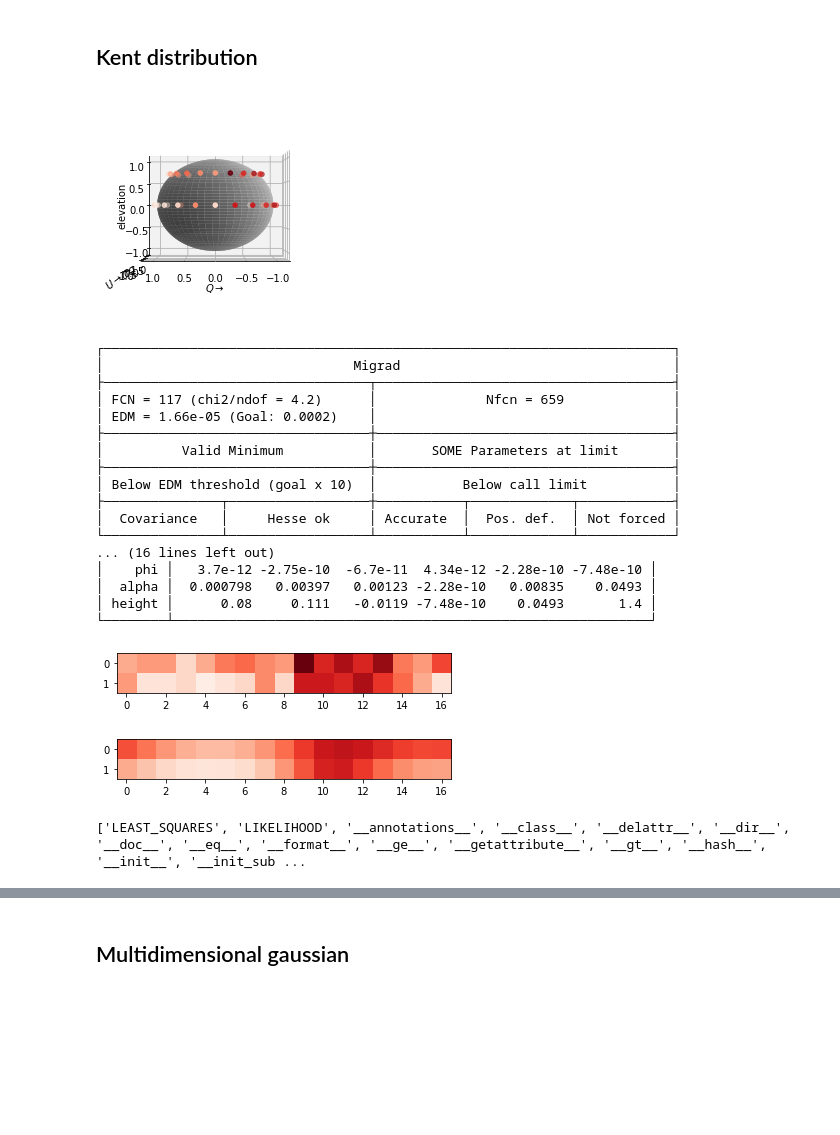
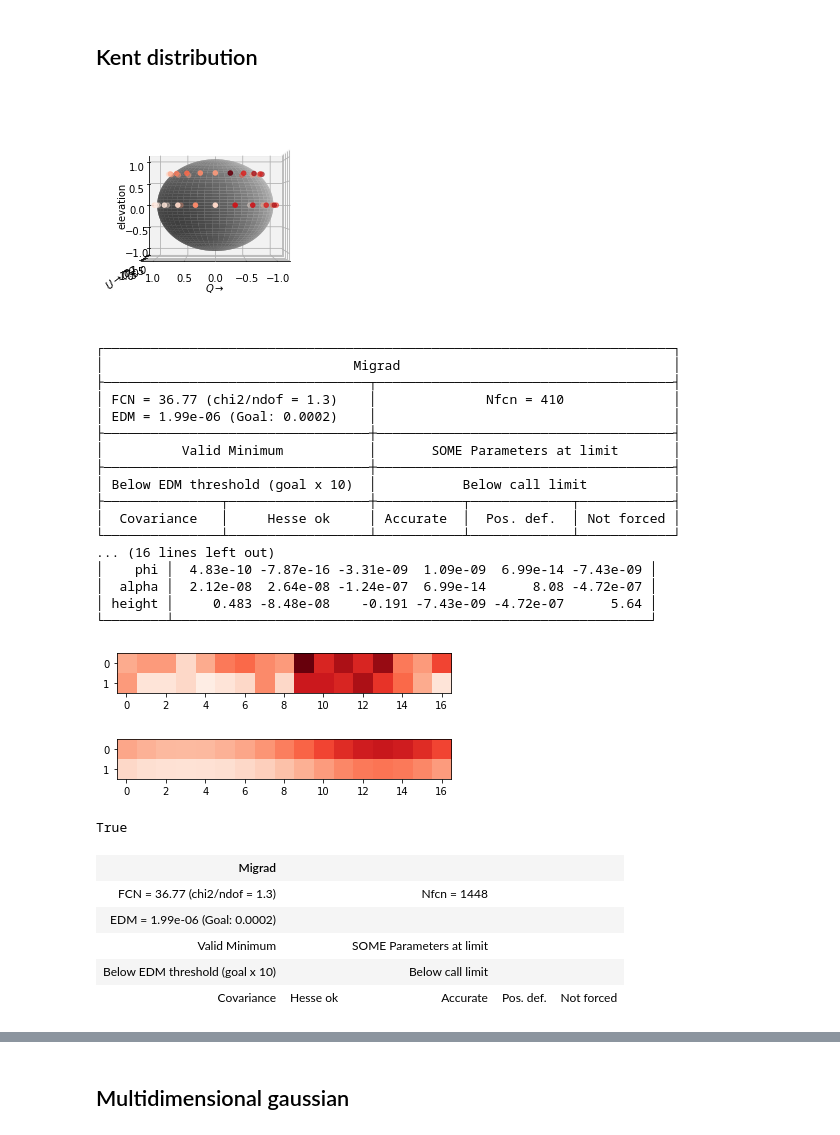
Before and after one commit to feldheimlab/auditoryAnalysis, a Jupyter notebook: python/3-1 - model fits-iminuit.ipynb, the cells around one changed output, grey strips where cells are left out. Saved outputs shown, nothing was run; the diff lists cells and outputs as text; code cells hidden in the pictures; blank space fills up the shorter version.

```diff
--- a/python/3-1 - model fits-iminuit.ipynb
+++ b/python/3-1 - model fits-iminuit.ipynb
@@ -233,20 +233,30 @@ def kentdist(xe, kappa, beta, theta, phi, alpha, height):
     return kent(xe, height, beta, kappa, gamma1, gamma2, gamma3)
 
 def kentRandStartFit(c):
-    kappa = np.random.uniform(low=0, high=100, size=1)
-    beta = np.random.uniform(low=-0.5, high=0.5, size=1)
-    theta = np.random.uniform(low=0, high=np.pi/2, size=1)
-    phi =  np.random.uniform(low = -2 * np.pi, high = 2 * np.pi, size=1)
-    alpha = np.random.uniform(low = -2*np.pi, high = 2*np.pi, size=1)
+    kappa = stats.truncnorm.rvs(0, 10, size=1)
+#     beta = np.random.(low=-0.5, high=0.5, size=1)
+    beta = stats.truncnorm.rvs(-0.5, 0.5,
+                              loc = 0, scale = 0.1, size=1)
+#     theta = np.random.uniform(low=0, high=np.pi/2, size=1)
+    theta = stats.truncnorm.rvs(0, np.pi/2,
+                              loc = 0, scale = 0.25, size=1)
+#     phi =  np.random.uniform(low = -2 * np.pi, high = 2 * np.pi, size=1)
+    phi = stats.truncnorm.rvs(-2 * np.pi, 2 * np.pi,
+                              loc = 0, scale = 0.25, size=1)
+#     alpha = np.random.uniform(low = -2*np.pi, high = 2*np.pi, size=1)
+    alpha = stats.truncnorm.rvs( -np.pi, np.pi, size=1)
     height = np.random.uniform(low=0, high =100, size=1)
+#     height = stats.truncnorm.rvs(0, 1, size=1)
 
     m = Minuit(c, kappa=kappa, beta=beta, theta=theta, phi=phi, alpha=alpha, height=height) # initial paramters for fit
     m.limits['kappa'] = (0, 100)
-    m.limits['beta'] = (-3, 3)
+    m.limits['beta'] = (0, 3)
     m.limits['theta'] = (0, np.pi/2)
-    m.limits['phi', 'alpha'] =  (-np.pi, np.pi)
+    m.limits['phi'] =  (-np.pi, np.pi)
+    m.limits['alpha'] =  (-np.pi/2, np.pi/2)
     m.limits['height'] = (0,100)
     m.migrad() #gradient descent
+#     m.minos()
     assert m.valid
 
     return m
@@ -323,41 +333,74 @@ interp = np.arange(azim[0],azim[-1],.1)
 
 y = xs[:,3]
 
-c = cost.LeastSquares(xs[:,:3].T, y, yerror=1, model=kentdist, loss = 'soft_l1')
+c = cost.LeastSquares(xs[:,:3].T, y, yerror=np.sqrt(y), model=kentdist, loss = 'soft_l1')
 c._ndim = 3
 
 m = kentRandStartFit(c)
 print(m)
 # #graph the data
 fitdist = kentdist(xs[:,:3].T, *m.values).reshape(w.shape)
+
 
 maxval = np.max(w)
 minval = 0
 plt.imshow(w[::-1], vmin=minval, vmax=maxval, cmap='Reds')
 plt.show()
 plt.imshow(fitdist[::-1], vmin=minval, vmax=maxval, cmap='Reds')
 plt.show()
 
-print(dir(m))
+m.covariance.correlation()
+minow = m.minos()
+# print(dir(m))
 # %% [output]
 [figure]
 ┌─────────────────────────────────────────────────────────────────────────┐
 │                                Migrad                                   │
 ├──────────────────────────────────┬──────────────────────────────────────┤
-│ FCN = 117 (chi2/ndof = 4.2)      │              Nfcn = 659              │
-│ EDM = 1.66e-05 (Goal: 0.0002)    │                                      │
+│ FCN = 36.77 (chi2/ndof = 1.3)    │              Nfcn = 410              │
+│ EDM = 1.99e-06 (Goal: 0.0002)    │                                      │
 ├──────────────────────────────────┼──────────────────────────────────────┤
 │          Valid Minimum           │       SOME Parameters at limit       │
 ├──────────────────────────────────┼──────────────────────────────────────┤
 │ Below EDM threshold (goal x 10)  │           Below call limit           │
 ├───────────────┬──────────────────┼───────────┬─────────────┬────────────┤
 │  Covariance   │     Hesse ok     │ Accurate  │  Pos. def.  │ Not forced │
 └───────────────┴──────────────────┴───────────┴─────────────┴────────────┘
 ... (16 lines left out)
-│    phi │   3.7e-12 -2.75e-10  -6.7e-11  4.34e-12 -2.28e-10 -7.48e-10 │
-│  alpha │  0.000798   0.00397   0.00123 -2.28e-10   0.00835    0.0493 │
-│ height │      0.08     0.111   -0.0119 -7.48e-10    0.0493       1.4 │
+│    phi │  4.83e-10 -7.87e-16 -3.31e-09  1.09e-09  6.99e-14 -7.43e-09 │
+│  alpha │  2.12e-08  2.64e-08 -1.24e-07  6.99e-14      8.08 -4.72e-07 │
+│ height │     0.483 -8.48e-08    -0.191 -7.43e-09 -4.72e-07      5.64 │
 └────────┴─────────────────────────────────────────────────────────────┘
 [figure]
-[figure, old version]
+[figure, new version]
-['LEAST_SQUARES', 'LIKELIHOOD', '__annotations__', '__class__', '__delattr__', '__dir__', '__doc__', '__eq__', '__format__', '__ge__', '__getattribute__', '__gt__', '__hash__', '__init__', '__init_sub ...
+# %%
+print(m.fmin.has_parameters_at_limit)
+
+# 'algorithm',
+#  'edm',
+#  'edm_goal',
+#  'errordef',
+#  'fval',
+#  'has_accurate_covar',
+#  'has_covariance',
+#  'has_made_posdef_covar',
+#  'has_parameters_at_limit',
+#  'has_posdef_covar',
+#  'has_reached_call_limit',
+#  'has_valid_parameters',
+#  'hesse_failed',
+#  'is_above_max_edm',
+#  'is_valid',
+#  'nfcn',
+#  'ngrad',
+#  'reduced_chi2',
+#  'time'
+m.fmin
+# %% [output]
+True
+| Migrad |  |  |  |  |
+| FCN = 36.77 (chi2/ndof = 1.3) |  | Nfcn = 1448 |  |  |
+| EDM = 1.99e-06 (Goal: 0.0002) |  |  |  |  |
+| Valid Minimum |  | SOME Parameters at limit |  |  |
+| Below EDM threshold (goal x 10) |  | Below call limit |  |  |
+| Covariance | Hesse ok | Accurate | Pos. def. | Not forced |
```
Also changed, not shown: parts of 16 cells of this notebook.
